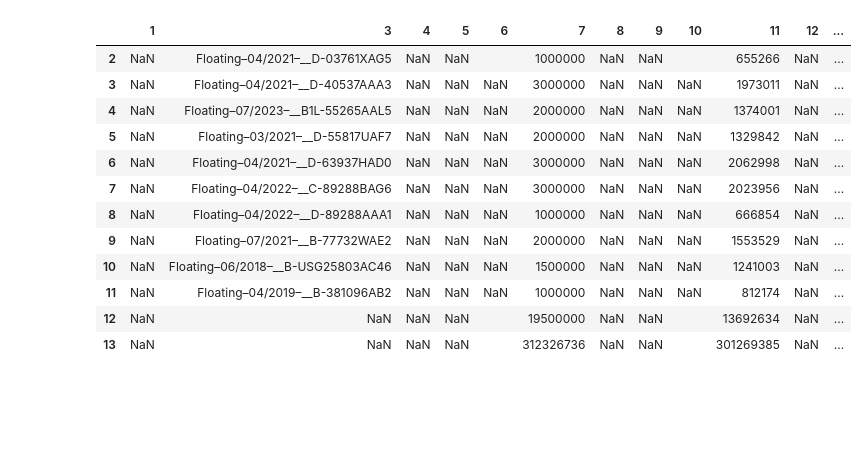
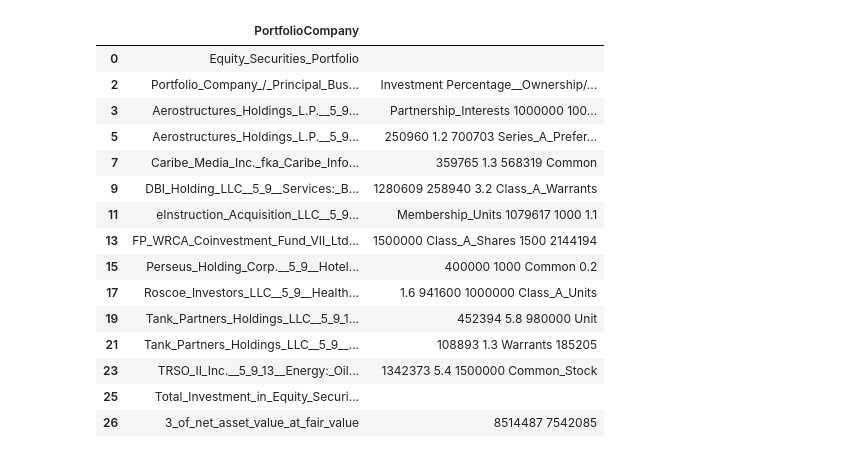
Before and after one commit to Coffee-Code-Philly-Accelerator/sec_filings, a Jupyter notebook: 1372807/debugging.ipynb, the cells around one changed output. Saved outputs shown, nothing was run; the diff lists cells and outputs as text; code cells hidden in the pictures; blank space fills up the shorter version.

```diff
--- a/1372807/debugging.ipynb
+++ b/1372807/debugging.ipynb
@@ -487,7 +470,7 @@ cik = 1372807
 # %%
 import pandas as pd
 
-file_path = r'2012-12-31/Schedule_of_Investments_25.csv'
+file_path = r'/home/seluser/sec_filings/1372807/2015-06-30/Schedule_of_Investments_30.csv'
 
 def except_rows()->tuple:
     return (
@@ -502,38 +485,35 @@ def standard_field_names()->tuple:
     return (
         'Portfolio Company',
         # 'Portfolio Company /Principal Business',
+        'Investment /Interest Rate /Maturity',
         'Percentage  Interest/  Shares',
-        'Investment /Interest Rate /Maturity',
-        'Short-term Investments',
         # 'Principal',
         'Cost',
         'Value',
-        'Time Deposits and Money Market Account',
+        'Short-term Investments',
         'Percentage Ownership',
-        'Initial  Acquisition  Date',
         'Percent of Class Held',
-        'Investment',
+        # 'Investment',
         'CDO Fund Investments',
         'Percent of Interests Held',
-        'Industry',
+        # 'Industry',
         'Spread Above Index',
         'Aquisition Date',
-        'Interest Rate',
-        'Maturity',
-        'Principal/Shares',
-        'Investment Type',
+        # 'Maturity',
+        # 'Principal/Shares',
+        # 'Investment Type',
         'of Net Assets',
-        'business description',
-        'type of investment',
-        'investment date',
+        # 'business description',
+        # 'type of investment',
+        # 'investment date',
         'reference rate and spread',
         'pik rate',
-        'maturity date',
-        'cost',
+        # 'maturity date',
+        # 'cost',
         'footnotes',
-        'industry',
-        'principal amount', # TODO change stand names for more dynamic fuzzywuzzy matching
-        'fair value',
+        # 'industry',
+        # 'principal amount',
+        # 'fair value',
     )
 
 def merge_duplicate_columns(
@@ -593,16 +573,16 @@ def _clean(
     return df.reset_index(drop=True),merge_pair_idxs
 
 
-merged_pair_idxs = {
-    'Portfolio Company': np.array([True]+[False]*16),
-    'Investment': np.array([False,True]+[False]*15),
-    'Maturity Date':np.array([False]*2+[True]+[False]*14),
-    'Principal':np.array([False,False,False,False,True]+[False]*12),
-    'Cost':np.array([False]*7+[True]+[False]*9),
-    'Value':np.array([False]*10+[True]+[False]*6),
-    '':np.array([True]+[False]*16)
-}
-# merged_pair_idxs = {}
+# merged_pair_idxs = {
+#     'Portfolio Company': np.array([True]+[False]*16),
+#     'Investment': np.array([False,True]+[False]*15),
+#     'Maturity Date':np.array([False]*2+[True]+[False]*14),
+#     'Principal':np.array([False,False,False,False,True]+[False]*12),
+#     'Cost':np.array([False]*7+[True]+[False]*9),
+#     'Value':np.array([False]*10+[True]+[False]*6),
+#     '':np.array([True]+[False]*16)
+# }
+merged_pair_idxs = {}
 ex = exceptions()
 ex_rows = '|'.join(except_rows())
 df,merged_pair_idxs = _clean(file_path,except_rows=ex_rows,merged_pair_idxs=merged_pair_idxs)
@@ -646,13 +646,16 @@ index_list_sum
-|  | 1 | 3 | 4 | 5 | 6 | 7 | 8 | 9 | 10 | 11 | 12 | ... |
-| 2 | NaN | Floating–04/2021–__D-03761XAG5 | NaN | NaN |  | 1000000 | NaN | NaN |  | 655266 | NaN | ... |
-| 3 | NaN | Floating–04/2021–__D-40537AAA3 | NaN | NaN | NaN | 3000000 | NaN | NaN | NaN | 1973011 | NaN | ... |
-| 4 | NaN | Floating–07/2023–__B1L-55265AAL5 | NaN | NaN | NaN | 2000000 | NaN | NaN | NaN | 1374001 | NaN | ... |
-| 5 | NaN | Floating–03/2021–__D-55817UAF7 | NaN | NaN | NaN | 2000000 | NaN | NaN | NaN | 1329842 | NaN | ... |
-| 6 | NaN | Floating–04/2021–__D-63937HAD0 | NaN | NaN | NaN | 3000000 | NaN | NaN | NaN | 2062998 | NaN | ... |
-| 7 | NaN | Floating–04/2022–__C-89288BAG6 | NaN | NaN | NaN | 3000000 | NaN | NaN | NaN | 2023956 | NaN | ... |
-| 8 | NaN | Floating–04/2022–__D-89288AAA1 | NaN | NaN | NaN | 1000000 | NaN | NaN | NaN | 666854 | NaN | ... |
-| 9 | NaN | Floating–07/2021–__B-77732WAE2 | NaN | NaN | NaN | 2000000 | NaN | NaN | NaN | 1553529 | NaN | ... |
-| 10 | NaN | Floating–06/2018–__B-USG25803AC46 | NaN | NaN | NaN | 1500000 | NaN | NaN | NaN | 1241003 | NaN | ... |
-| 11 | NaN | Floating–04/2019–__B-381096AB2 | NaN | NaN | NaN | 1000000 | NaN | NaN | NaN | 812174 | NaN | ... |
-| 12 | NaN | NaN | NaN | NaN |  | 19500000 | NaN | NaN |  | 13692634 | NaN | ... |
-| 13 | NaN | NaN | NaN | NaN |  | 312326736 | NaN | NaN |  | 301269385 | NaN | ... |
+|  | PortfolioCompany |  |
+| 0 | Equity_Securities_Portfolio |  |
+| 2 | Portfolio_Company_/_Principal_Bus... | Investment Percentage__Ownership/... |
+| 3 | Aerostructures_Holdings_L.P.__5_9... | Partnership_Interests 1000000 100... |
+| 5 | Aerostructures_Holdings_L.P.__5_9... | 250960 1.2 700703 Series_A_Prefer... |
+| 7 | Caribe_Media_Inc._fka_Caribe_Info... | 359765 1.3 568319 Common |
+| 9 | DBI_Holding_LLC__5_9__Services:_B... | 1280609 258940 3.2 Class_A_Warrants |
+| 11 | eInstruction_Acquisition_LLC__5_9... | Membership_Units 1079617 1000 1.1 |
+| 13 | FP_WRCA_Coinvestment_Fund_VII_Ltd... | 1500000 Class_A_Shares 1500 2144194 |
+| 15 | Perseus_Holding_Corp.__5_9__Hotel... | 400000 1000 Common 0.2 |
+| 17 | Roscoe_Investors_LLC__5_9__Health... | 1.6 941600 1000000 Class_A_Units |
+| 19 | Tank_Partners_Holdings_LLC__5_9_1... | 452394 5.8 980000 Unit |
+| 21 | Tank_Partners_Holdings_LLC__5_9__... | 108893 1.3 Warrants 185205 |
+| 23 | TRSO_II_Inc.__5_9_13__Energy:_Oil... | 1342373 5.4 1500000 Common_Stock |
+| 25 | Total_Investment_in_Equity_Securi... |  |
+| 26 | 3_of_net_asset_value_at_fair_value | 8514487 7542085 |
```
Also changed, not shown: parts of 2 cells of this notebook, 1 other file.
